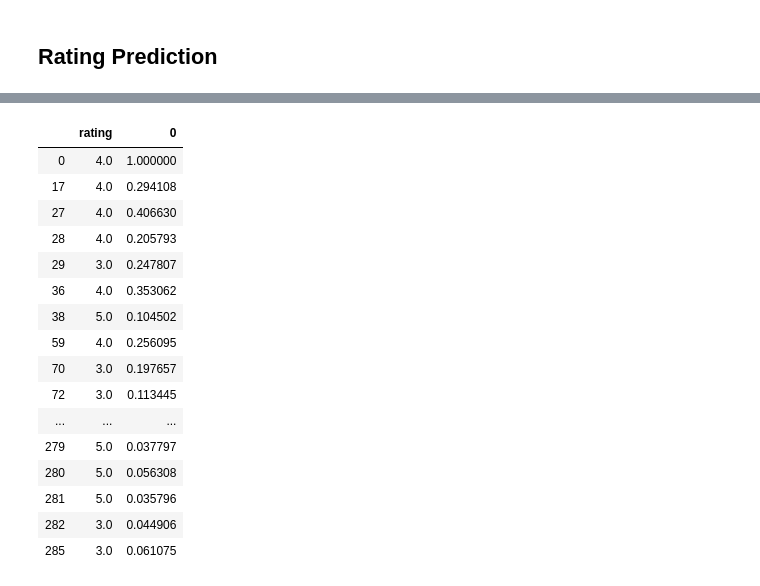
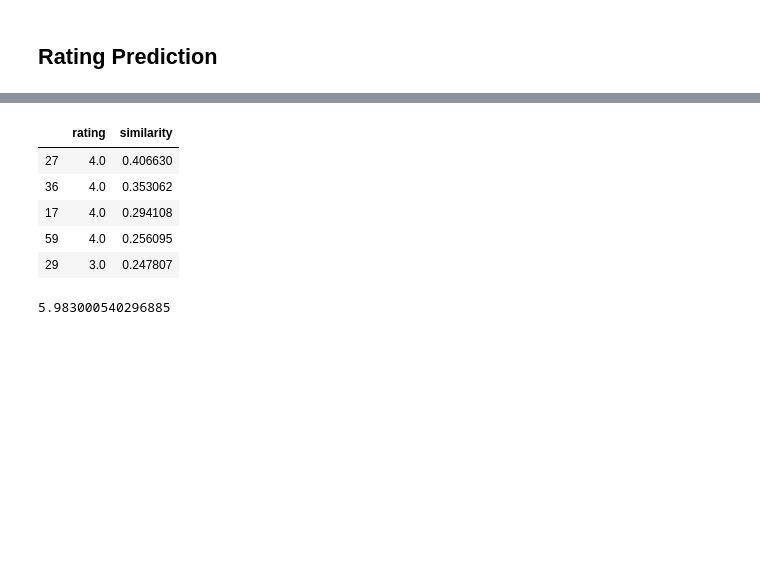
Before and after one commit to lucaimbrogno/recommendation-system, a Jupyter notebook: item_based_CF.ipynb, the cells around one changed output, grey strips where cells are left out. Drawn from its saved outputs; the diff is of its cells as text; code cells hidden in the pictures; blank space fills up the shorter version.

Commit message:
Completed prediction

```diff
--- a/item_based_CF.ipynb
+++ b/item_based_CF.ipynb
@@ -179,27 +190,18 @@ user_ratings
-# %%
-# All similarity values for the given movieId
-movie_similarities = similarities_df[movieId]
-movie_similarities
-
-# Adds similarity values to all the user rated movies compared with the given movieId
-user_ratings = pd.concat([user_ratings, movie_similarities], axis = 1)
-user_ratings = user_ratings[user_ratings['rating'] > 0]
-user_ratings
-# %% [output]
-|  | rating | 0 |
-| 0 | 4.0 | 1.000000 |
-| 17 | 4.0 | 0.294108 |
-| 27 | 4.0 | 0.406630 |
-| 28 | 4.0 | 0.205793 |
-| 29 | 3.0 | 0.247807 |
-| 36 | 4.0 | 0.353062 |
-| 38 | 5.0 | 0.104502 |
-| 59 | 4.0 | 0.256095 |
-| 70 | 3.0 | 0.197657 |
-| 72 | 3.0 | 0.113445 |
-| ... | ... | ... |
-| 279 | 5.0 | 0.037797 |
-| 280 | 5.0 | 0.056308 |
-| 281 | 5.0 | 0.035796 |
-| 282 | 3.0 | 0.044906 |
-| 285 | 3.0 | 0.061075 |
+# %%
+# Get the N most similar neighbors and calculate the similarity-weighted rating prediction
+neighbors = user_ratings.sort_values(by='similarity', ascending=False).head(N)
+neighbors
+# %% [output]
+|  | rating | similarity |
+| 27 | 4.0 | 0.406630 |
+| 36 | 4.0 | 0.353062 |
+| 17 | 4.0 | 0.294108 |
+| 59 | 4.0 | 0.256095 |
+| 29 | 3.0 | 0.247807 |
+# %%
+prediction = 0
+for index, row in neighbors.iterrows():
+    prediction += row['rating'] * row['similarity']
+prediction
+# %% [output]
+5.983000540296885
```
Also changed, not shown: parts of 2 cells of this notebook.
